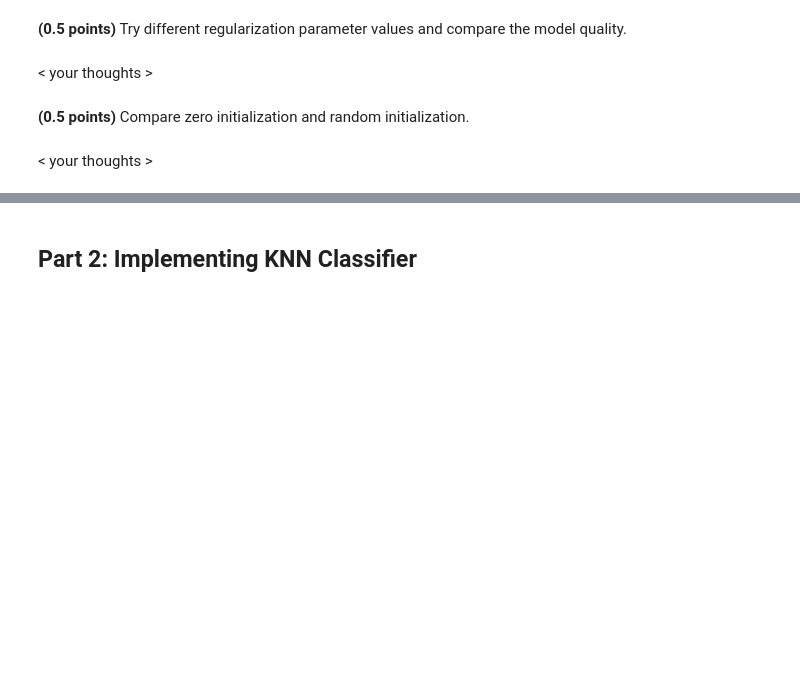
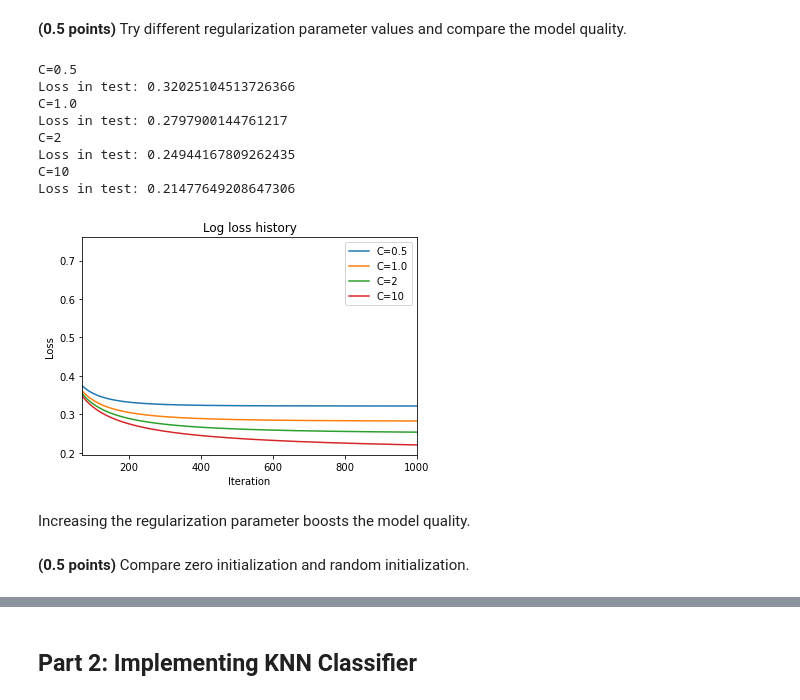
Before and after one commit to WioWio/ML-intro-Wio-2, a Jupyter notebook: hw_classification.ipynb, the cells around one changed output, grey strips where cells are left out. Drawn from its saved outputs; the diff is of its cells as text; code cells hidden in the pictures; blank space fills up the shorter version.

```diff
--- a/hw_classification.ipynb
+++ b/hw_classification.ipynb
@@ -239,4 +262,20 @@ By reducing eta(0.0001) plot is gently sloping, so it needs many times more iter
-# %% [markdown]
-< your thoughts >
+# %%
+xlim=(70,1000)
+plot_loss_hist(xlim=xlim,C=0.5,show_eta=False)
+plot_loss_hist(xlim=xlim,show_eta=False)
+plot_loss_hist(xlim=xlim,C=2,show_eta=False)
+plot_loss_hist(xlim=xlim,C=10,show_eta=False)
+# %% [output]
+C=0.5
+Loss in test: 0.32025104513726366
+C=1.0
+Loss in test: 0.2797900144761217
+C=2
+Loss in test: 0.24944167809262435
+C=10
+Loss in test: 0.21477649208647306
+[figure, added]
+# %% [markdown]
+Increasing the regularization parameter boosts the model quality.
 # %% [markdown]
 **(0.5 points)** Compare zero initialization and random initialization.
@@ -245,2 +281,0 @@ By reducing eta(0.0001) plot is gently sloping, so it needs many times more iter
-# %% [markdown]
-< your thoughts >
```
Also changed, not shown: parts of 10 cells of this notebook.
